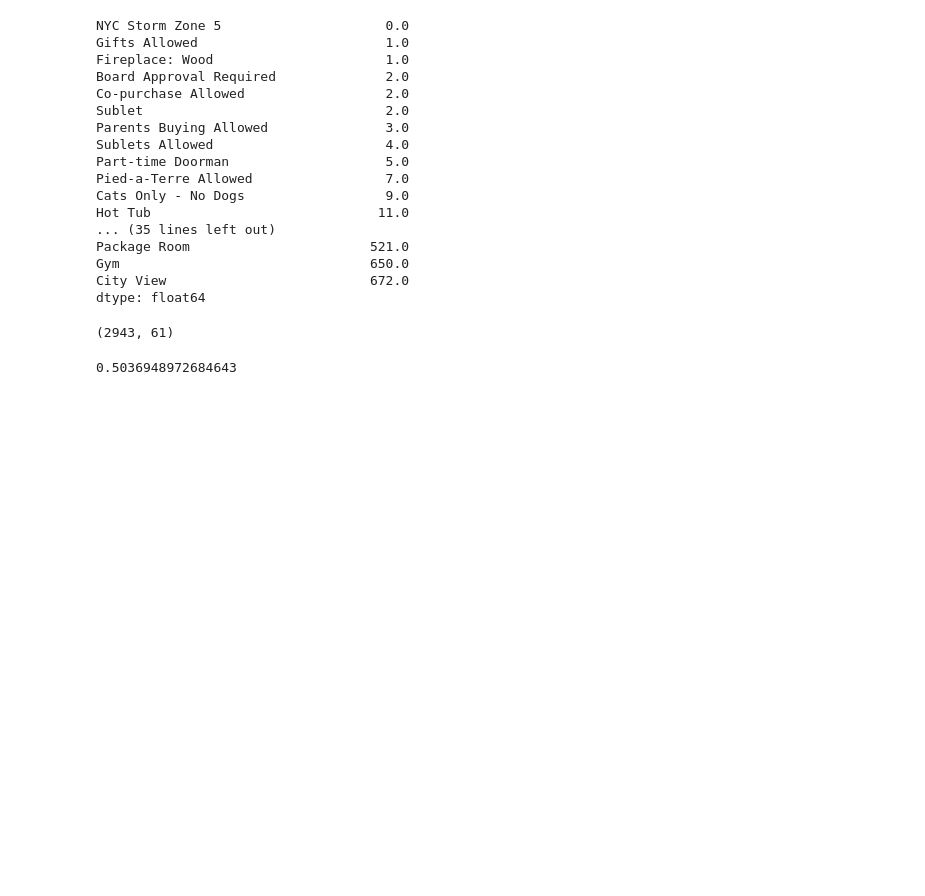
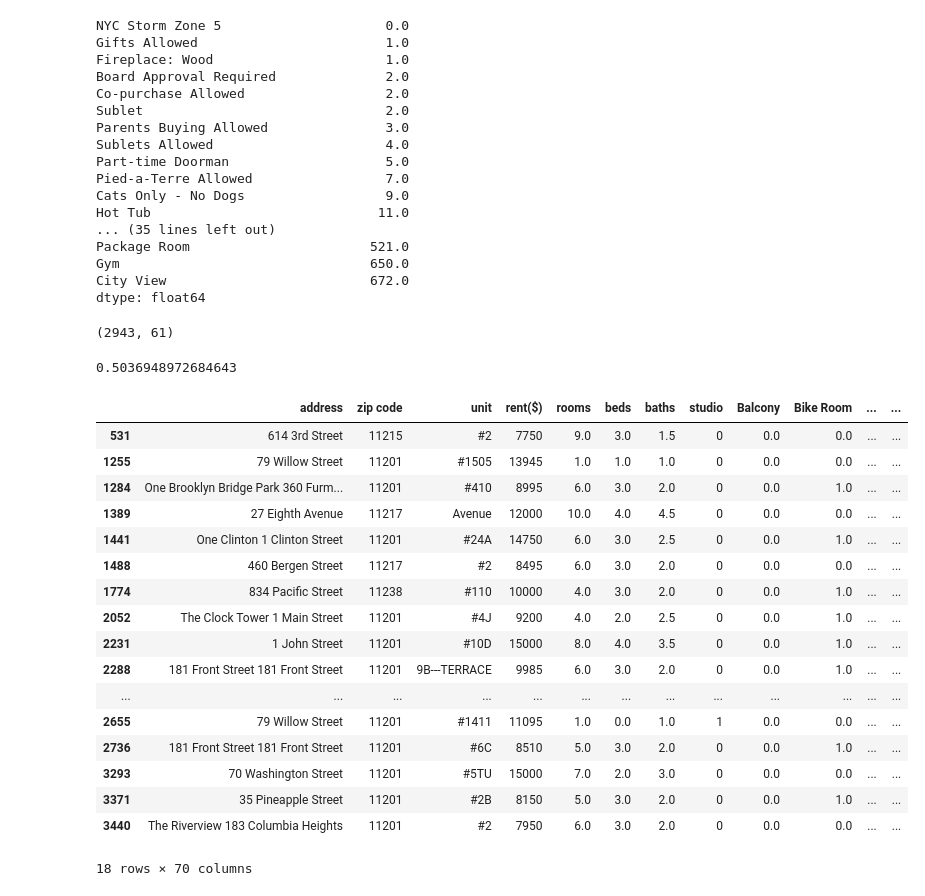
Before and after one commit to nickdellaquilo/Apartment-Regression, a Jupyter notebook: MVP Regression.ipynb, the cells around one changed output. Saved outputs shown, nothing was run; the diff lists cells and outputs as text; code cells hidden in the pictures; blank space fills up the shorter version.

```diff
--- a/MVP Regression.ipynb
+++ b/MVP Regression.ipynb
@@ -392,13 +401,34 @@ Package Room                       521.0
 Gym                                650.0
 City View                          672.0
 dtype: float64
-# %%
-amenities.shape
-# %% [output]
-(2943, 61)
+# %%
+amenities.shape
+# %% [output]
+(2943, 61)
 # %%
 lasso_model = Lasso(alpha = 0.2)
 lasso_model.fit(X, y)
 lasso_model.score(X, y)
 # %% [output]
 0.5036948972684643
+# %%
+df[(df[["rent($)"]] > 7500).all(axis=1)]
+# %% [output]
+|  | address | zip code | unit | rent($) | rooms | beds | baths | studio | Balcony | Bike Room | ... | ... |
+| 531 | 614 3rd Street | 11215 | #2 | 7750 | 9.0 | 3.0 | 1.5 | 0 | 0.0 | 0.0 | ... | ... |
+| 1255 | 79 Willow Street | 11201 | #1505 | 13945 | 1.0 | 1.0 | 1.0 | 0 | 0.0 | 0.0 | ... | ... |
+| 1284 | One Brooklyn Bridge Park 360 Furm... | 11201 | #410 | 8995 | 6.0 | 3.0 | 2.0 | 0 | 0.0 | 1.0 | ... | ... |
+| 1389 | 27 Eighth Avenue | 11217 | Avenue | 12000 | 10.0 | 4.0 | 4.5 | 0 | 0.0 | 0.0 | ... | ... |
+| 1441 | One Clinton 1 Clinton Street | 11201 | #24A | 14750 | 6.0 | 3.0 | 2.5 | 0 | 0.0 | 1.0 | ... | ... |
+| 1488 | 460 Bergen Street | 11217 | #2 | 8495 | 6.0 | 3.0 | 2.0 | 0 | 0.0 | 0.0 | ... | ... |
+| 1774 | 834 Pacific Street | 11238 | #110 | 10000 | 4.0 | 3.0 | 2.0 | 0 | 0.0 | 1.0 | ... | ... |
+| 2052 | The Clock Tower 1 Main Street | 11201 | #4J | 9200 | 4.0 | 2.0 | 2.5 | 0 | 0.0 | 1.0 | ... | ... |
+| 2231 | 1 John Street | 11201 | #10D | 15000 | 8.0 | 4.0 | 3.5 | 0 | 0.0 | 1.0 | ... | ... |
+| 2288 | 181 Front Street 181 Front Street | 11201 | 9B---TERRACE | 9985 | 6.0 | 3.0 | 2.0 | 0 | 0.0 | 1.0 | ... | ... |
+| ... | ... | ... | ... | ... | ... | ... | ... | ... | ... | ... | ... | ... |
+| 2655 | 79 Willow Street | 11201 | #1411 | 11095 | 1.0 | 0.0 | 1.0 | 1 | 0.0 | 0.0 | ... | ... |
+| 2736 | 181 Front Street 181 Front Street | 11201 | #6C | 8510 | 5.0 | 3.0 | 2.0 | 0 | 0.0 | 1.0 | ... | ... |
+| 3293 | 70 Washington Street | 11201 | #5TU | 15000 | 7.0 | 2.0 | 3.0 | 0 | 0.0 | 0.0 | ... | ... |
+| 3371 | 35 Pineapple Street | 11201 | #2B | 8150 | 5.0 | 3.0 | 2.0 | 0 | 0.0 | 1.0 | ... | ... |
+| 3440 | The Riverview 183 Columbia Heights | 11201 | #2 | 7950 | 6.0 | 3.0 | 2.0 | 0 | 0.0 | 0.0 | ... | ... |
+18 rows × 70 columns
```
Also changed, not shown: parts of 28 cells of this notebook, 2 other files.
